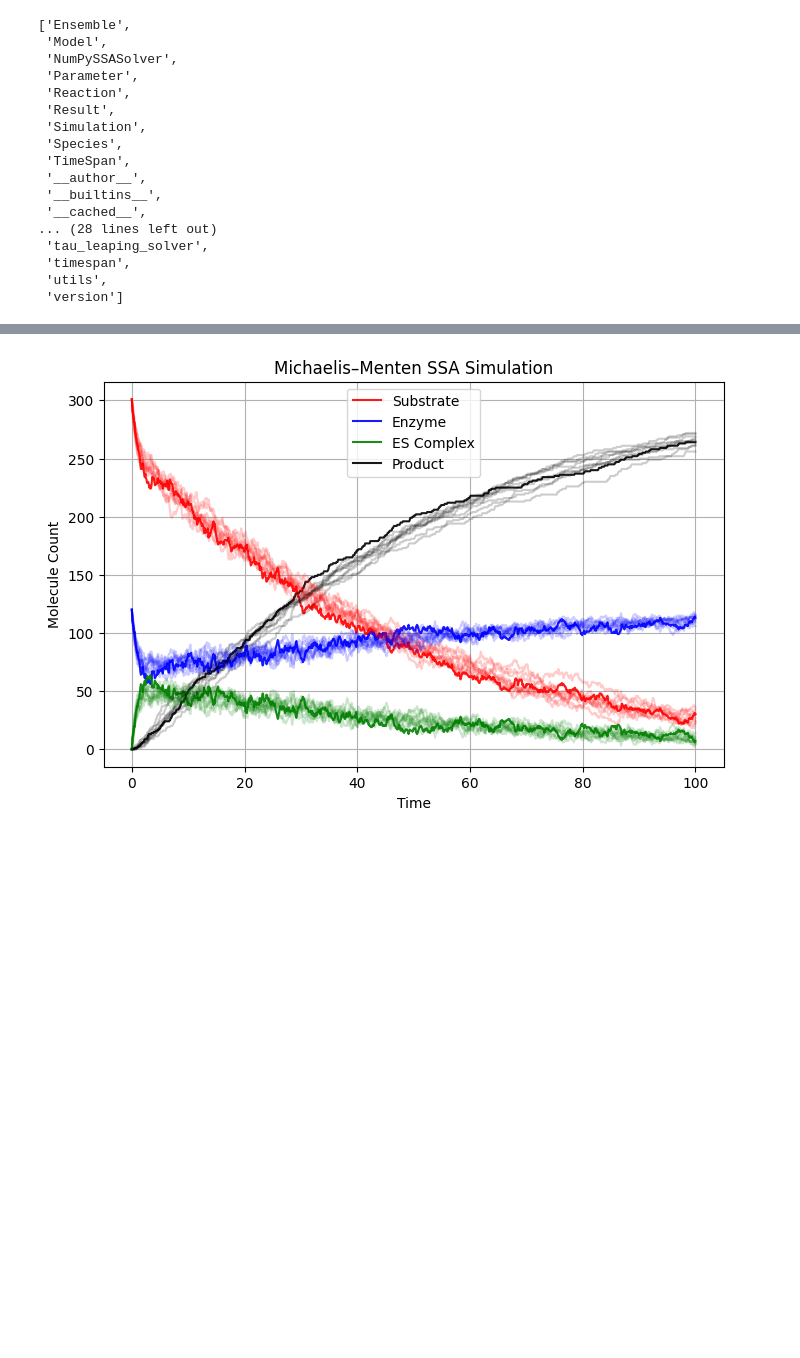
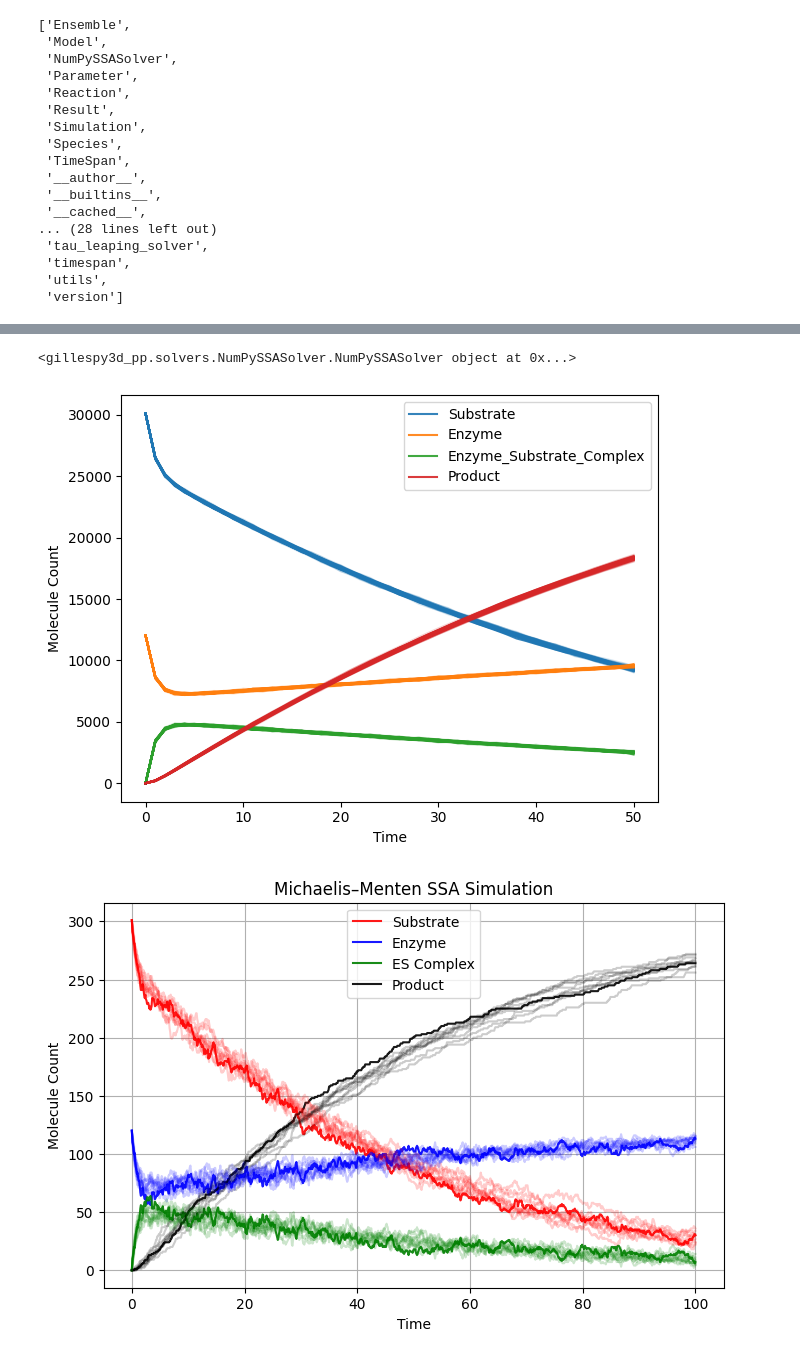
Before and after one commit to GillesPy3D/GillesPy3D, a Jupyter notebook: simulation_lib/reference/NonSpatial-Michaelis_Menten.ipynb, the cells around one changed output, grey strips where cells are left out. Saved outputs shown, nothing was run; the diff lists cells and outputs as text; code cells hidden in the pictures; blank space fills up the shorter version.

```diff
--- a/simulation_lib/reference/NonSpatial-Michaelis_Menten.ipynb
+++ b/simulation_lib/reference/NonSpatial-Michaelis_Menten.ipynb
@@ -119,3 +126,9 @@ result.plot()
+# %%
+result = model.run(end_t=end_t,number_of_trajectories=100,dt=1)
+result.plot()
+# %% [output]
+<gillespy3d_pp.solvers.NumPySSASolver.NumPySSASolver object at 0x...>
+[figure, added]
 # %%
 import matplotlib.pyplot as plt
 #Temp graph for accuracy checks
```
Also changed, not shown: parts of 3 cells of this notebook, 4 other files.
